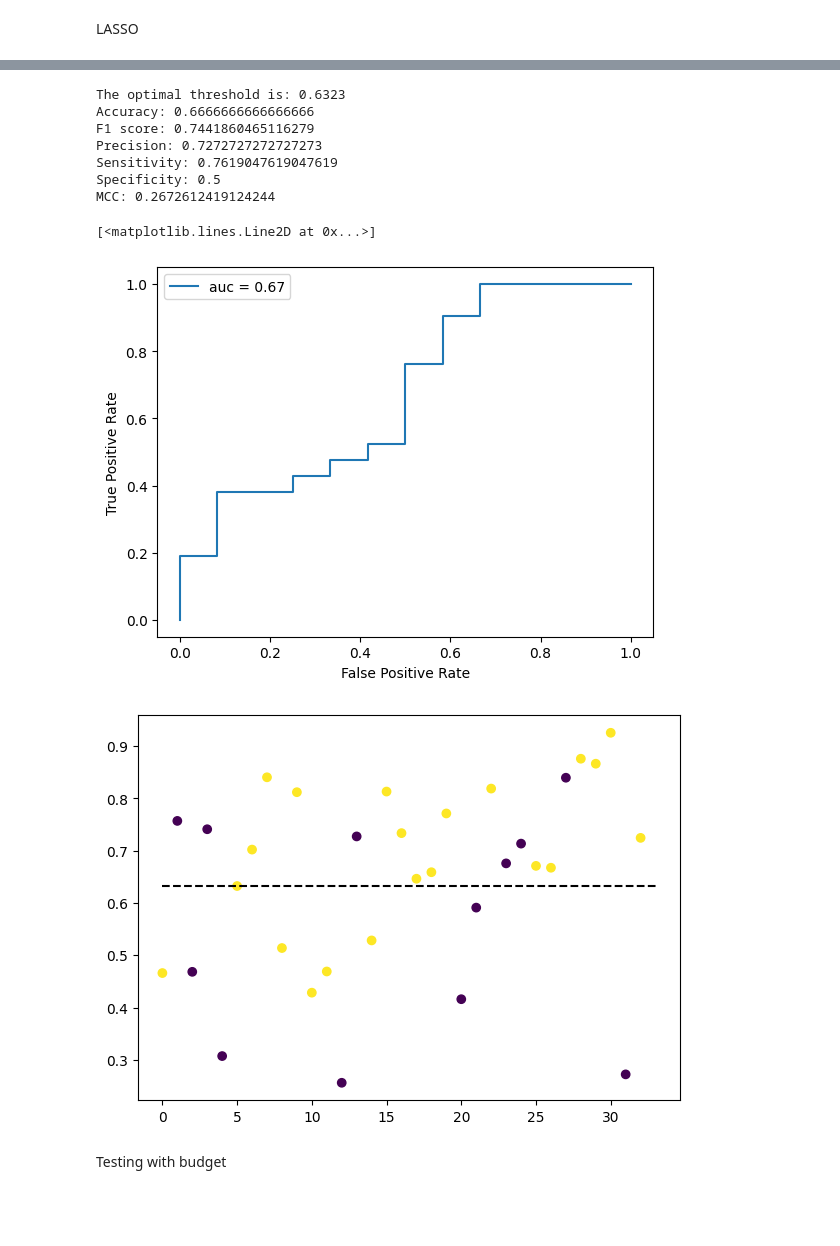
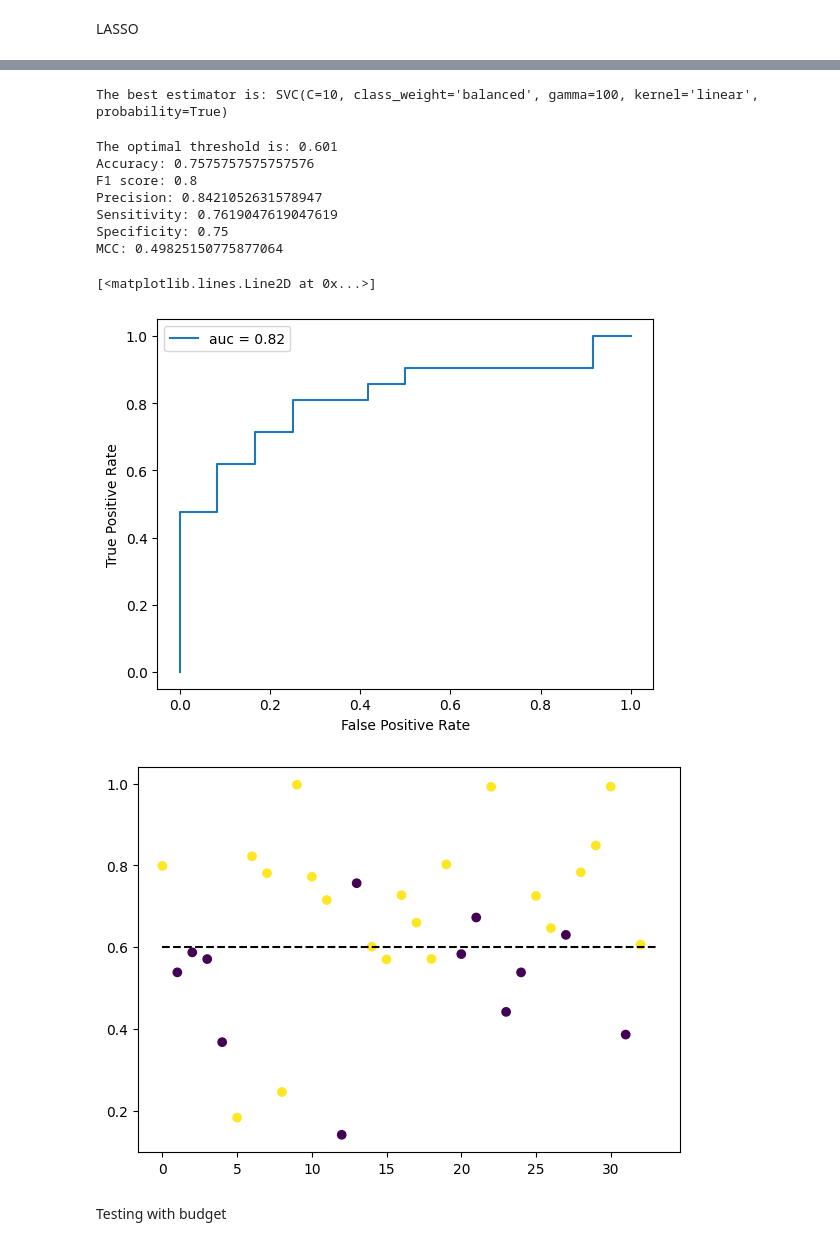
Before and after one commit to Likalto4/Added_value_feature_uncertainty, a Jupyter notebook: notebooks/training/pipelines_comparison.ipynb, the cells around one changed output, grey strips where cells are left out. Drawn from its saved outputs; the diff is of its cells as text; code cells hidden in the pictures; blank space fills up the shorter version.

```diff
--- a/notebooks/training/pipelines_comparison.ipynb
+++ b/notebooks/training/pipelines_comparison.ipynb
@@ -163,7 +178,7 @@ def classifier_and_grid(method, grid='normal',verbose=1, reductor_components=[1]
   n_splits = 5
   #KNN
   if(method=='KNN'):
-    param_grid = {'classifier__n_neighbors': list(range(1,40))}
+    param_grid = {'classifier__n_neighbors': list(range(1,32))}
     pipe = Pipeline([('scaler', StandardScaler()),('classifier',KNeighborsClassifier())])
     grid = GridSearchCV(pipe, param_grid, scoring='accuracy', verbose = verbose)
     return grid
@@ -193,14 +208,14 @@ def classifier_and_grid(method, grid='normal',verbose=1, reductor_components=[1]
     if(grid=='normal'):
       param_grid = {'classifier__C': [0.1, 1, 10, 100],
               'classifier__gamma': [100, 10, 1, 0.1, 0.01, 0.001, 0.0001],
-              'classifier__kernel': ['rbf'],'classifier__class_weight':['balanced']}
+              'classifier__kernel': ['rbf', 'linear'],'classifier__class_weight':['balanced']}
       pipe = Pipeline([('scaler', StandardScaler()),('classifier',SVC(probability=True))])
       grid = GridSearchCV(pipe, param_grid, scoring='accuracy', verbose = verbose)
       return grid
     elif(grid=='random'):
       parameters = {'classifier__C': scipy.stats.expon(scale=10), 'classifier__gamma': scipy.stats.expon(scale=.001), #Parameters for grid search
       'classifier__kernel': ['rbf'], 'classifier__class_weight':['balanced']}
-      pipe = Pipeline([('scaler', StandardScaler()),('classifier',SVC())]) #Definition of pipeline
+      pipe = Pipeline([('scaler', StandardScaler()),('classifier',SVC(probability=True))]) #Definition of pipeline
       grid = RandomizedSearchCV(pipe, parameters,n_iter=100, scoring='accuracy', verbose=verbose, return_train_score=False) #Random search
       return grid
   #Random forest
@@ -209,14 +224,17 @@ def classifier_and_grid(method, grid='normal',verbose=1, reductor_components=[1]
     pipe = Pipeline([('scaler', StandardScaler()),('classifier',RandomForestClassifier())])
     grid = GridSearchCV(pipe, param_grid, scoring='accuracy', verbose = verbose)
     return grid
-  #Random forest with PCA
-  elif(method=='RF_PCA'):
-    param_grid = {'reductor__n_components': reductor_components,'classifier__n_estimators': [100, 200, 400, 600, 800],}
-    pipe = Pipeline([('scaler', StandardScaler()),('reductor',PCA()), ('classifier',RandomForestClassifier())])
+  # LASSO
+  elif(method=='LASSO'):
+    param_grid = {'classifier__C': [0.1, 1, 10, 100, 1000], 'classifier__class_weight':['balanced', None], 'classifier__penalty':['l1']}
+    pipe = Pipeline([
+    ('scaler', StandardScaler()),
+    ('classifier', LogisticRegression(solver='liblinear',max_iter=1000))
+    ])
     grid = GridSearchCV(pipe, param_grid, scoring='accuracy', verbose = verbose)
     return grid
 # %%
-grid = classifier_and_grid('SVM',grid='normal',verbose=0, reductor_components=[1])
+grid = classifier_and_grid('SVM',grid='normal',verbose=0)
 
 # use kfold
 kfold = KFold(n_splits=n)
@@ -236,57 +254,60 @@ for train, test in kfold.split(x, y):
     counter.update(1)
 # close progress bar
 counter.close()
+# %% [output]
+The best estimator is: SVC(C=10, class_weight='balanced', gamma=100, kernel='linear', probability=True)
 # %%
 # show results
+prob_values = prob_matrix[:, 1]
 # get roc curve
-fpr, tpr, thresholds = roc_curve(y, prob_matrix[:, 1])
+fpr, tpr, thresholds = roc_curve(y, prob_values)
 # compute auc
-auc = roc_auc_score(y, prob_matrix[:, 1])
+auc = roc_auc_score(y, prob_values)
 # plot roc curve
 plt.plot(fpr, tpr, label=f'auc = {auc:.2f}')
 plt.xlabel('False Positive Rate')
 plt.ylabel('True Positive Rate')
 plt.legend()
 # get optimal threshold
 op_threshold = best_threshold(fpr, tpr, thresholds)
 print(f'The optimal threshold is: {op_threshold}')
 # define threshold
 threshold = op_threshold
 # compute metrics
 # accuracy
-accuracy = accuracy_score(info.labels_list(label), prob_matrix[:, 1] > threshold)
+accuracy = accuracy_score(info.labels_list(label), prob_values > threshold)
 print(f'Accuracy: {accuracy}')
 # F1 score
-f1 = f1_score(info.labels_list(label), prob_matrix[:, 1] > threshold)
+f1 = f1_score(info.labels_list(label), prob_values > threshold)
 print(f'F1 score: {f1}')
 # precision
-precision = precision_score(info.labels_list(label), prob_matrix[:, 1] > threshold)
+precision = precision_score(info.labels_list(label), prob_values > threshold)
 print(f'Precision: {precision}')
 # sensitivity (recall, TPR)
-sensitivity = recall_score(info.labels_list(label), prob_matrix[:, 1] > threshold)
+sensitivity = recall_score(info.labels_list(label), prob_values > threshold)
 print(f'Sensitivity: {sensitivity}')
 # specificity (TNR)
-specificity = recall_score(info.labels_list(label), prob_matrix[:, 1] > threshold, pos_label=0)
+specificity = recall_score(info.labels_list(label), prob_values > threshold, pos_label=0)
 print(f'Specificity: {specificity}')
 # MCC
-mcc = matthews_corrcoef(info.labels_list(label), prob_matrix[:, 1] > threshold)
+mcc = matthews_corrcoef(info.labels_list(label), prob_values > threshold)
 print(f'MCC: {mcc}')
 
 # plot prediciton values, with their corresponding labels in color
 plt.figure(figsize=(7,5))
-plt.scatter(range(len(info.labels_list(label))), prob_matrix[:, 1],c=info.labels_list(label))
+plt.scatter(range(len(info.labels_list(label))), prob_values,c=info.labels_list(label))
 # plot threshold line
 plt.plot([0, len(info.labels_list(label))], [threshold, threshold], 'k--')
 # %% [output]
-The optimal threshold is: 0.6323
-Accuracy: 0.6666666666666666
-F1 score: 0.7441860465116279
-Precision: 0.7272727272727273
+The optimal threshold is: 0.601
+Accuracy: 0.7575757575757576
+F1 score: 0.8
+Precision: 0.8421052631578947
 Sensitivity: 0.7619047619047619
-Specificity: 0.5
-MCC: 0.2672612419124244
+Specificity: 0.75
+MCC: 0.49825150775877064
 [<matplotlib.lines.Line2D at 0x...>]
-[figure, old version]
+[figure, new version]
-[figure, old version]
+[figure, new version]
 # %% [markdown]
 Testing with budget
```
Also changed, not shown: parts of 9 cells of this notebook, 1 other file.
